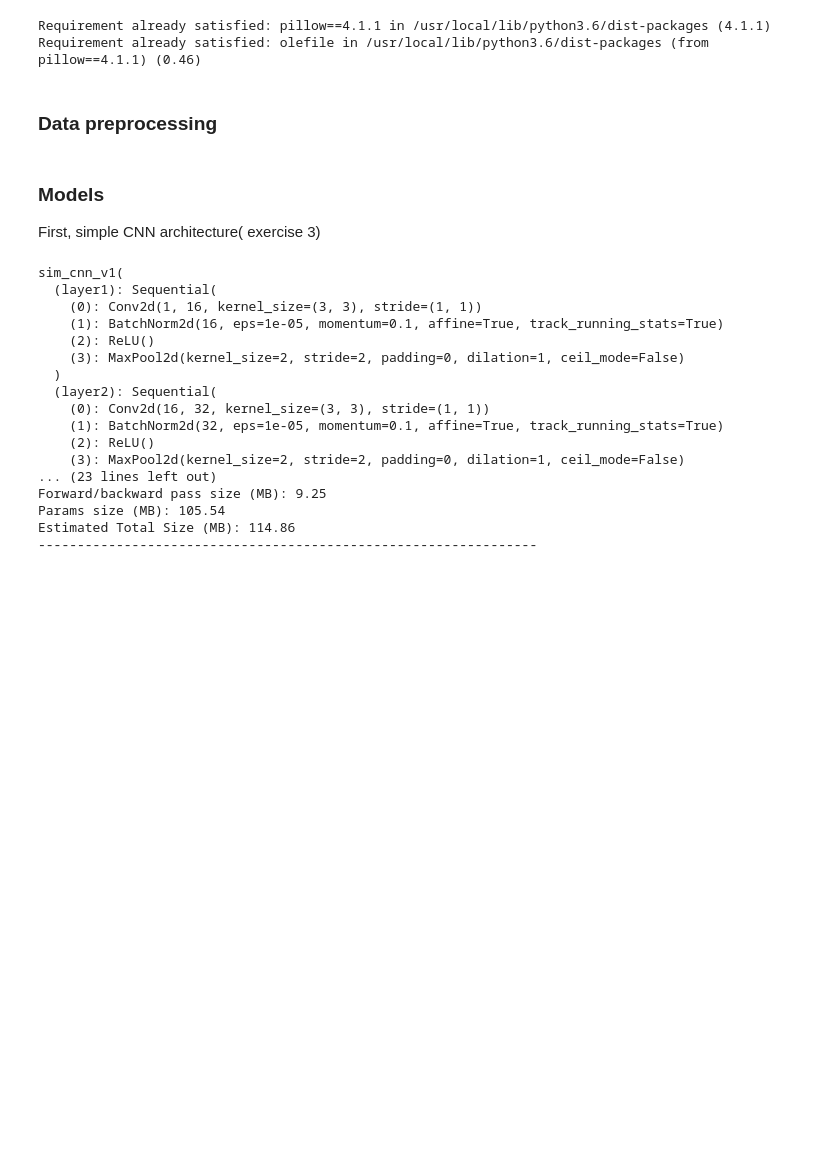
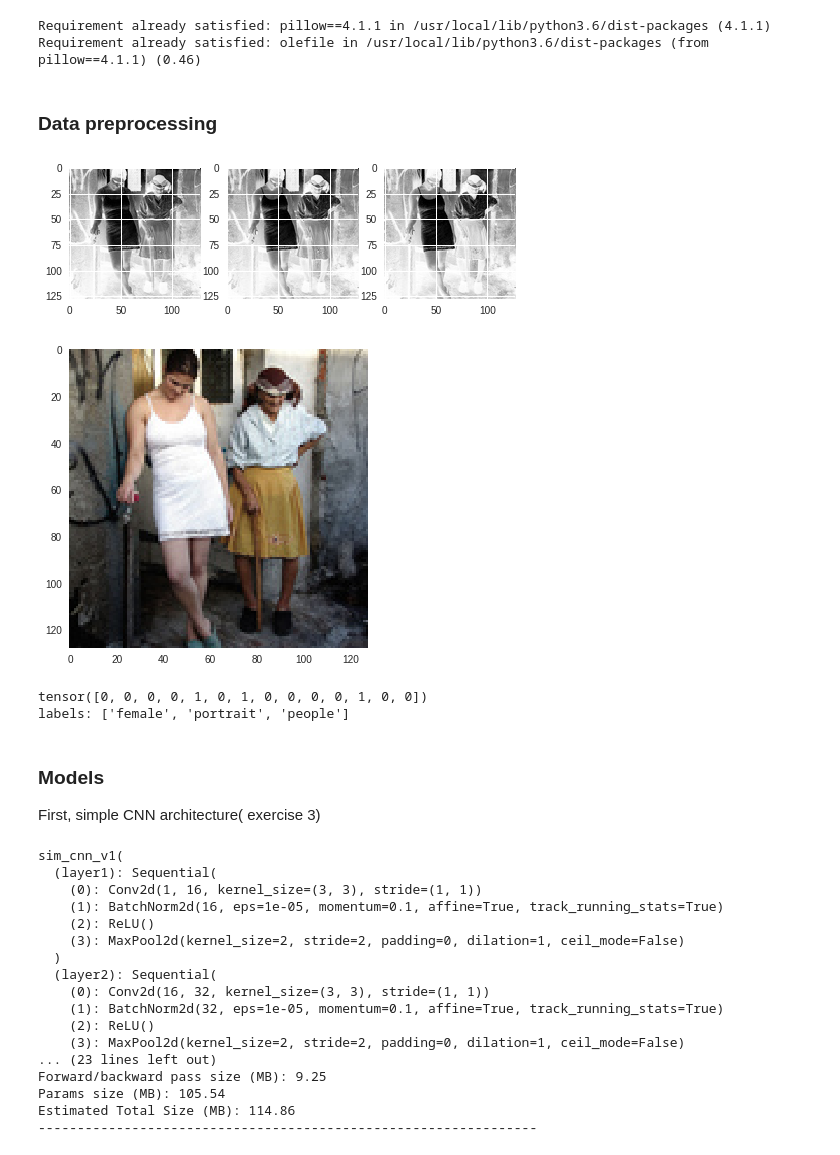
Before and after one commit to HappyBearDay/Deep_Learning_Image_Multi_label, a Jupyter notebook: image_project.ipynb, the cells around one changed output. Cells and saved outputs as stored; diff of their text form; code cells hidden in the pictures; blank space fills up the shorter version.

Commit message:
included Anis's work : 3 color dataset

```diff
--- a/image_project.ipynb
+++ b/image_project.ipynb
@@ -93,20 +93,36 @@ Requirement already satisfied: pillow==4.1.1 in /usr/local/lib/python3.6/dist-pa
 Requirement already satisfied: olefile in /usr/local/lib/python3.6/dist-packages (from pillow==4.1.1) (0.46)
 # %% [markdown]
 ### Data preprocessing
+# %%
+images_path = "train/images/"
+image_files = [(images_path+f) for f in os.listdir(images_path) \
+                if os.path.isfile(os.path.join(images_path, f))]
+images = []
+for current_img_path in image_files:
+    current_img_vector =  plt.imread( current_img_path )
+    filename_without_extension = os.path.basename(current_img_path)[:-4] # :-4 to drop the extension
+    img_num = filename_without_extension[2:] # drop the heading "im"
+    images += [img_num]
+del image_files
 # %%
 images_path = "train/images/"
 image_files = [(images_path+f) for f in os.listdir(images_path) \
                 if os.path.isfile(os.path.join(images_path, f))]
 grayscale_images = []
+colorscale_images = []
 for current_img_path in image_files:
     current_img_vector =  plt.imread( current_img_path )
     if len(current_img_vector.shape)==2: # If shape is (128, 128) (no color channels)
         filename_without_extension = os.path.basename(current_img_path)[:-4] # :-4 to drop the extension
         img_num = filename_without_extension[2:] # drop the heading "im"
         grayscale_images+=[img_num]
+    else:
+        filename_without_extension = os.path.basename(current_img_path)[:-4] # :-4 to drop the extension
+        img_num = filename_without_extension[2:] # drop the heading "im"
+        colorscale_images+=[img_num]
 del image_files
 # %%
-data=grayscale_images
+data=images
 labels = [[] for _ in range(len(data))] # Empty list of labels
 annotations_path = "train/annotations/"
 annotations_files = [(annotations_path+f) for f in os.listdir(annotations_path) \
@@ -210,6 +260,32 @@ test_loader = torch.utils.data.DataLoader(dataset=test_dataset,
                                           shuffle=True)
 # %%
 data, target = next(train_loader.__iter__()) # Iteration works!
+# %%
+# 3 channel show
+data, target = next(train_loader.__iter__()) # Iteration works!
+
+d0 = data[0]
+t0 = target[0]
+
+f, axs = plt.subplots(1,3)
+axs[0].imshow(d0[0])
+axs[1].imshow(d0[1])
+axs[2].imshow(d0[2])
+plt.show()
+
+arr_ = d0.transpose(0,-1)
+arr_ = np.rot90(arr_, 3)
+arr_ = np.flip(arr_, axis=1)
+plt.imshow(arr_)
+plt.grid(None)
+plt.show()
+print(t0)
+print("labels:", oneHotTransformer.toVocabulary(t0))
+# %% [output]
+[figure, added]
+[figure, added]
+tensor([0, 0, 0, 0, 1, 0, 1, 0, 0, 0, 0, 1, 0, 0])
+labels: ['female', 'portrait', 'people']
 # %% [markdown]
 ### Models
 
```
Also changed, not shown: parts of 8 cells of this notebook.
